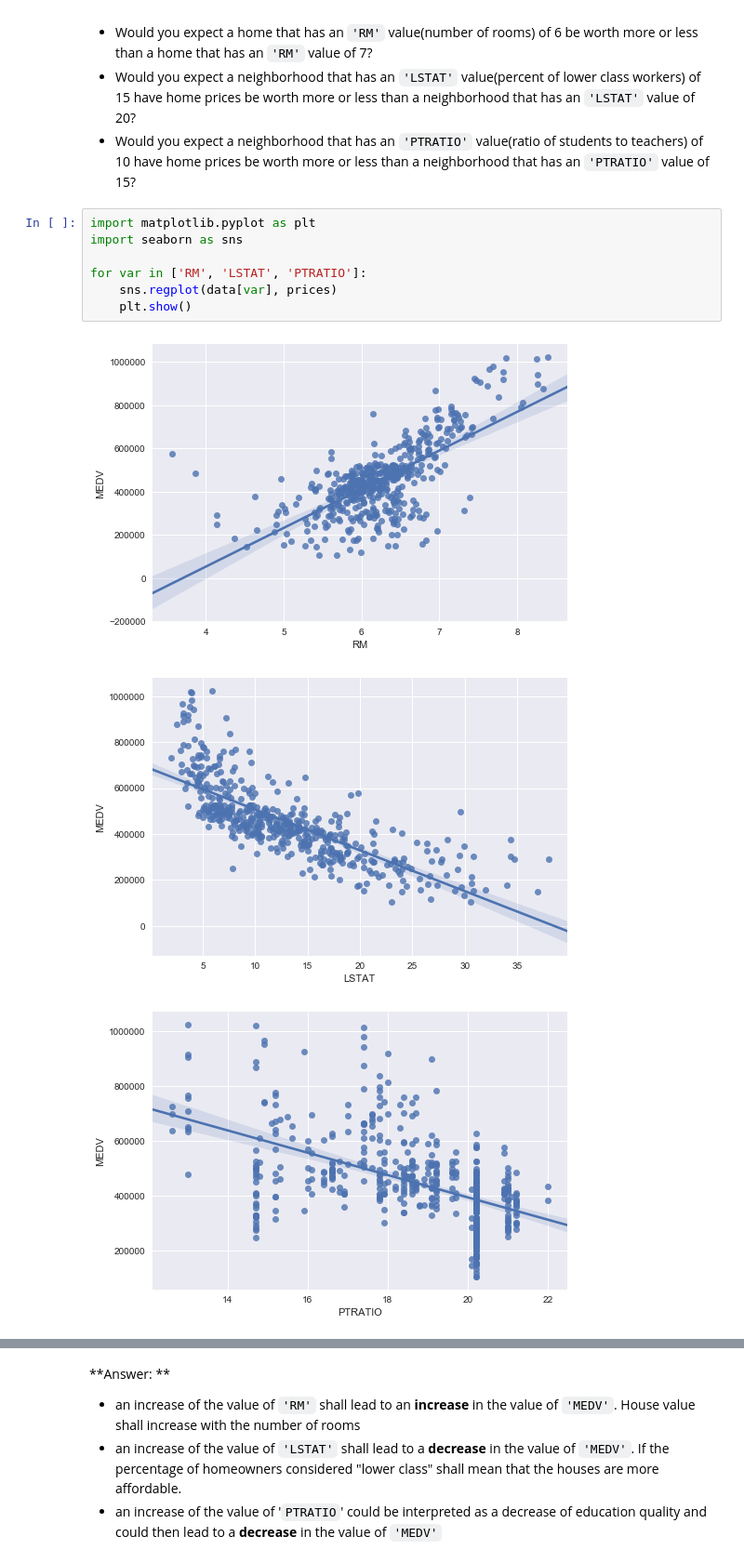
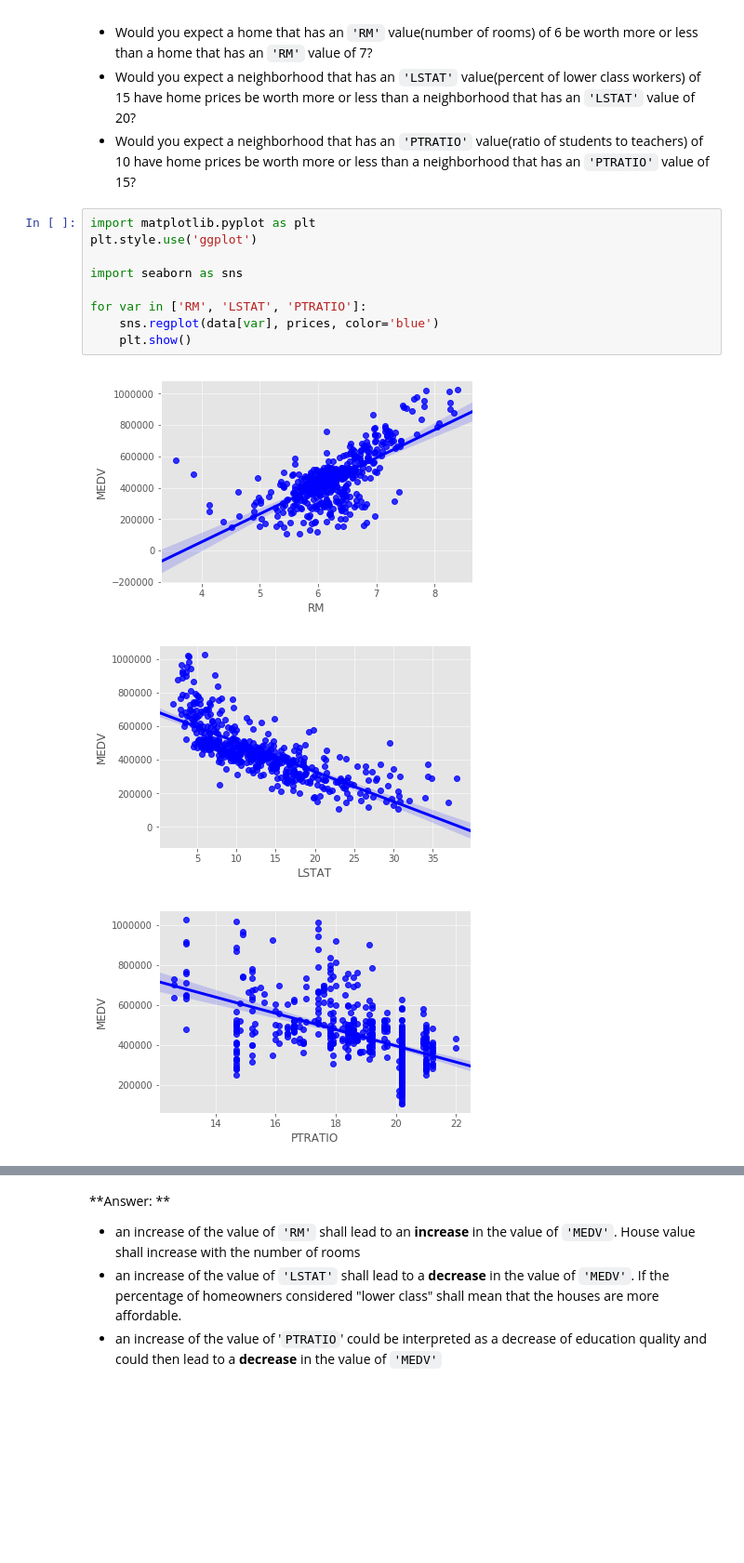
Before and after one commit to remi-ang/Udacity_MLND, a Jupyter notebook: boston_housing/boston_housing.ipynb, the cells around one changed output, grey strips where cells are left out. Shown at 93% size. Drawn from its saved outputs; the diff is of its cells as text; blank space fills up the shorter version.

```diff
--- a/boston_housing/boston_housing.ipynb
+++ b/boston_housing/boston_housing.ipynb
@@ -108,15 +108,17 @@ As a reminder, we are using three features from the Boston housing dataset: `'RM
 * Would you expect a neighborhood that has an `'PTRATIO'` value(ratio of students to teachers) of 10 have home prices be worth more or less than a neighborhood that has an `'PTRATIO'` value of 15?
 # %%
 import matplotlib.pyplot as plt
+plt.style.use('ggplot')
+
 import seaborn as sns
 
 for var in ['RM', 'LSTAT', 'PTRATIO']:
-    sns.regplot(data[var], prices)
+    sns.regplot(data[var], prices, color='blue')
     plt.show()
 # %% [output]
-[figure, old version]
+[figure, new version]
-[figure, old version]
+[figure, new version]
-[figure, old version]
+[figure, new version]
 # %%
 plt.figure(figsize=(20, 5))
 
```
Also changed, not shown: parts of 13 cells of this notebook, 2 other files.
